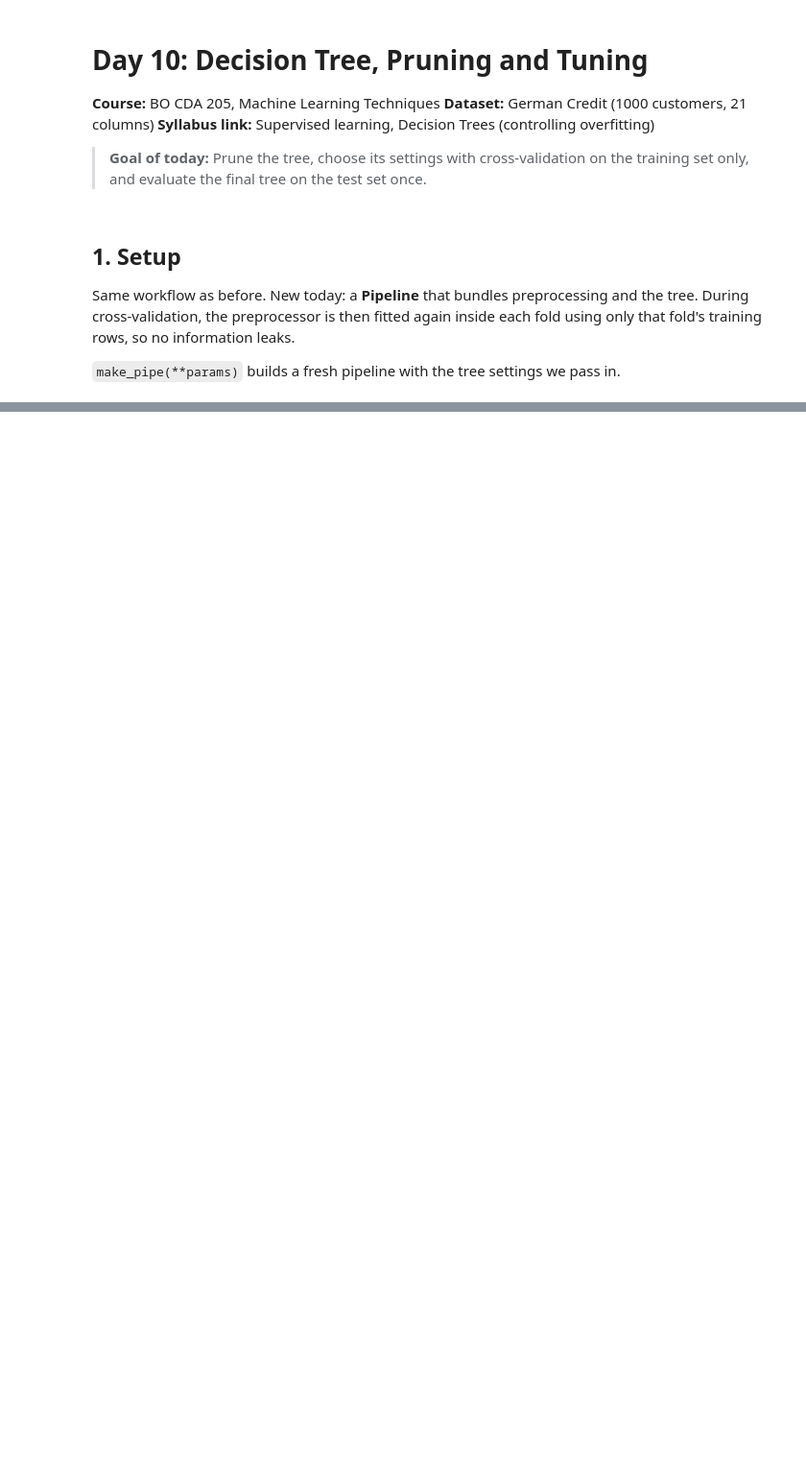
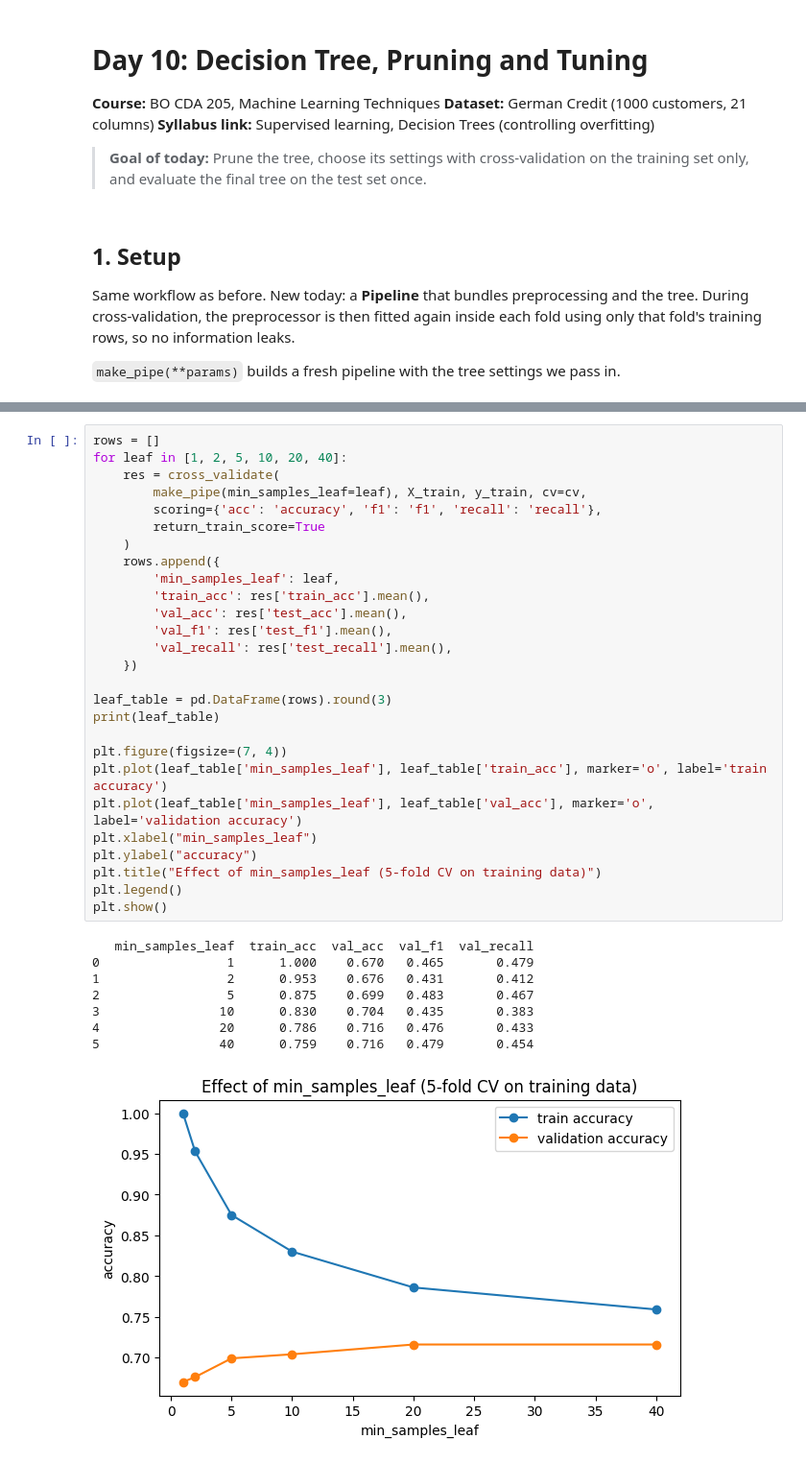
Before and after one commit to dhiru69-tech/ML-Techniques-Lab-Project, a Jupyter notebook: notebooks/day10_decision_tree_tuning.ipynb, the cells around one changed output, grey strips where cells are left out. Shown at 96% size. Cells and saved outputs as stored; diff of their text form; blank space fills up the shorter version.

```diff
--- a/notebooks/day10_decision_tree_tuning.ipynb
+++ b/notebooks/day10_decision_tree_tuning.ipynb
@@ -76,0 +88,36 @@ print("Train:", X_train.shape, "| Test:", X_test.shape)
+# %%
+rows = []
+for leaf in [1, 2, 5, 10, 20, 40]:
+    res = cross_validate(
+        make_pipe(min_samples_leaf=leaf), X_train, y_train, cv=cv,
+        scoring={'acc': 'accuracy', 'f1': 'f1', 'recall': 'recall'},
+        return_train_score=True
+    )
+    rows.append({
+        'min_samples_leaf': leaf,
+        'train_acc': res['train_acc'].mean(),
+        'val_acc': res['test_acc'].mean(),
+        'val_f1': res['test_f1'].mean(),
+        'val_recall': res['test_recall'].mean(),
+    })
+
+leaf_table = pd.DataFrame(rows).round(3)
+print(leaf_table)
+
+plt.figure(figsize=(7, 4))
+plt.plot(leaf_table['min_samples_leaf'], leaf_table['train_acc'], marker='o', label='train accuracy')
+plt.plot(leaf_table['min_samples_leaf'], leaf_table['val_acc'], marker='o', label='validation accuracy')
+plt.xlabel("min_samples_leaf")
+plt.ylabel("accuracy")
+plt.title("Effect of min_samples_leaf (5-fold CV on training data)")
+plt.legend()
+plt.show()
+# %% [output]
+   min_samples_leaf  train_acc  val_acc  val_f1  val_recall
+0                 1      1.000    0.670   0.465       0.479
+1                 2      0.953    0.676   0.431       0.412
+2                 5      0.875    0.699   0.483       0.467
+3                10      0.830    0.704   0.435       0.383
+4                20      0.786    0.716   0.476       0.433
+5                40      0.759    0.716   0.479       0.454
+[figure, added]
```
Also changed, not shown: parts of 6 cells of this notebook.
